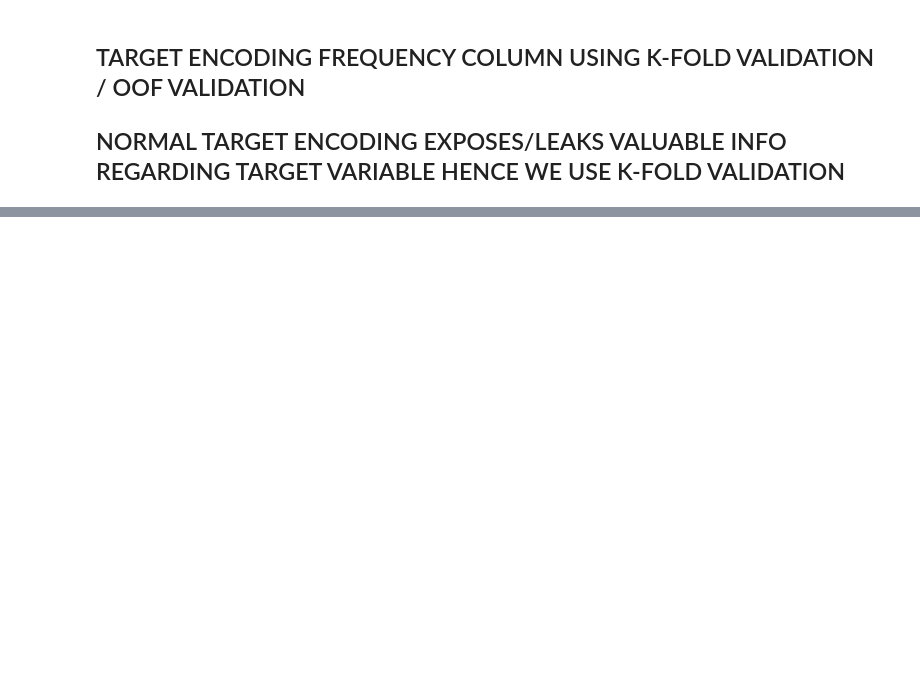
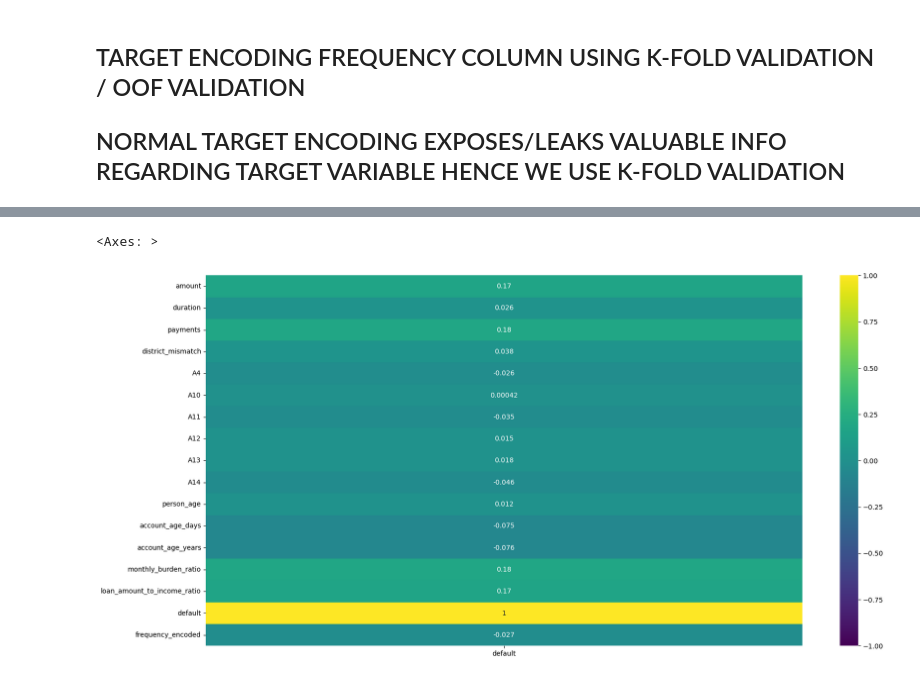
Before and after one commit to pruzide/loan-default-end-to-end-prediction-system, a Jupyter notebook: notebooks/loan_default_prediction.ipynb, the cells around one changed output, grey strips where cells are left out. Saved outputs shown, nothing was run; the diff lists cells and outputs as text; code cells hidden in the pictures; blank space fills up the shorter version.

```diff
--- a/notebooks/loan_default_prediction.ipynb
+++ b/notebooks/loan_default_prediction.ipynb
@@ -596,3 +544,5 @@ target_col = ['default']
+# %%
+df3.drop(labels = ['status'],axis = 1, inplace = True)
 # %%
 df2[['A12', 'A15']] = df2[['A12', 'A15']].fillna(df2[['A12', 'A15']].mean())
 # %%
@@ -674,3 +589,11 @@ Index(['amount', 'duration', 'payments', 'district_mismatch', 'A4', 'A5', 'A6',
+# %%
+plt.figure(figsize=(20,10))
+
+
+sns.heatmap(data = df3.corr()[['default']] , annot=True, cmap = 'viridis',vmin = -1 , vmax = 1)
+# %% [output]
+<Axes: >
+[figure, added]
 # %%
 df2.corr()['default'].sort_values(ascending=False)
 # %% [output]
```
Also changed, not shown: parts of 74 cells of this notebook.
